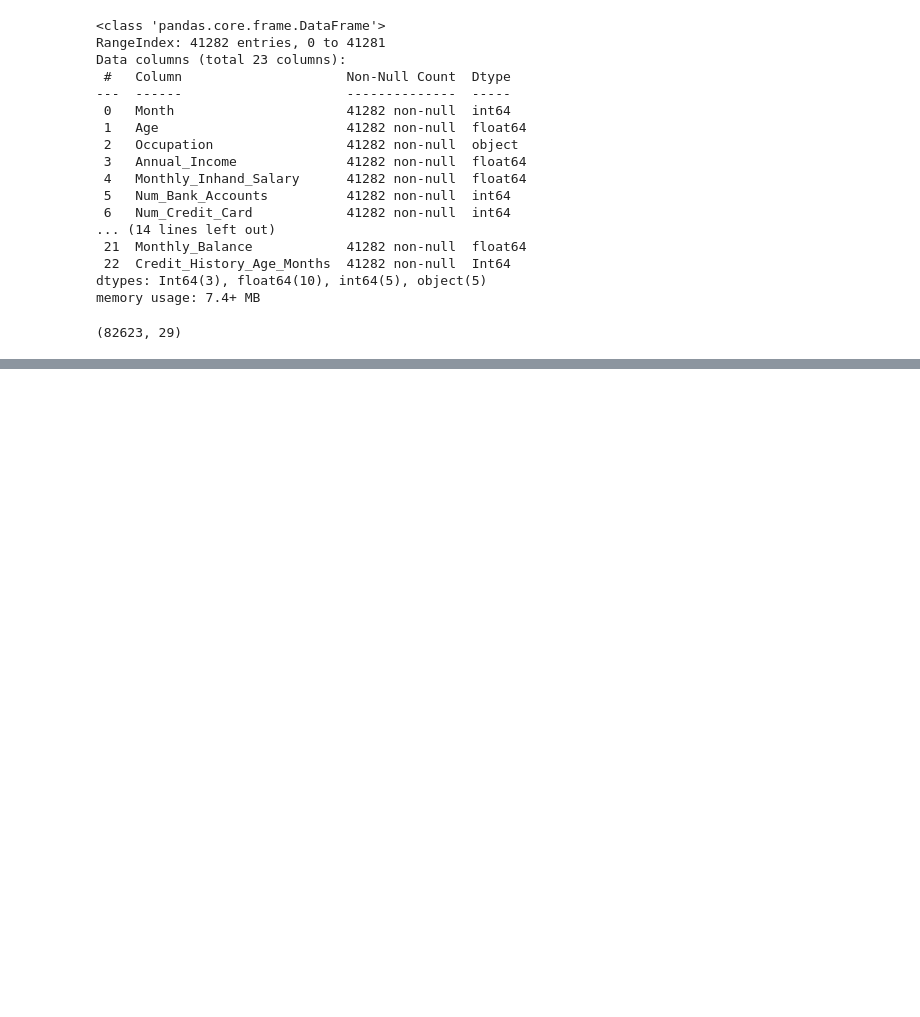
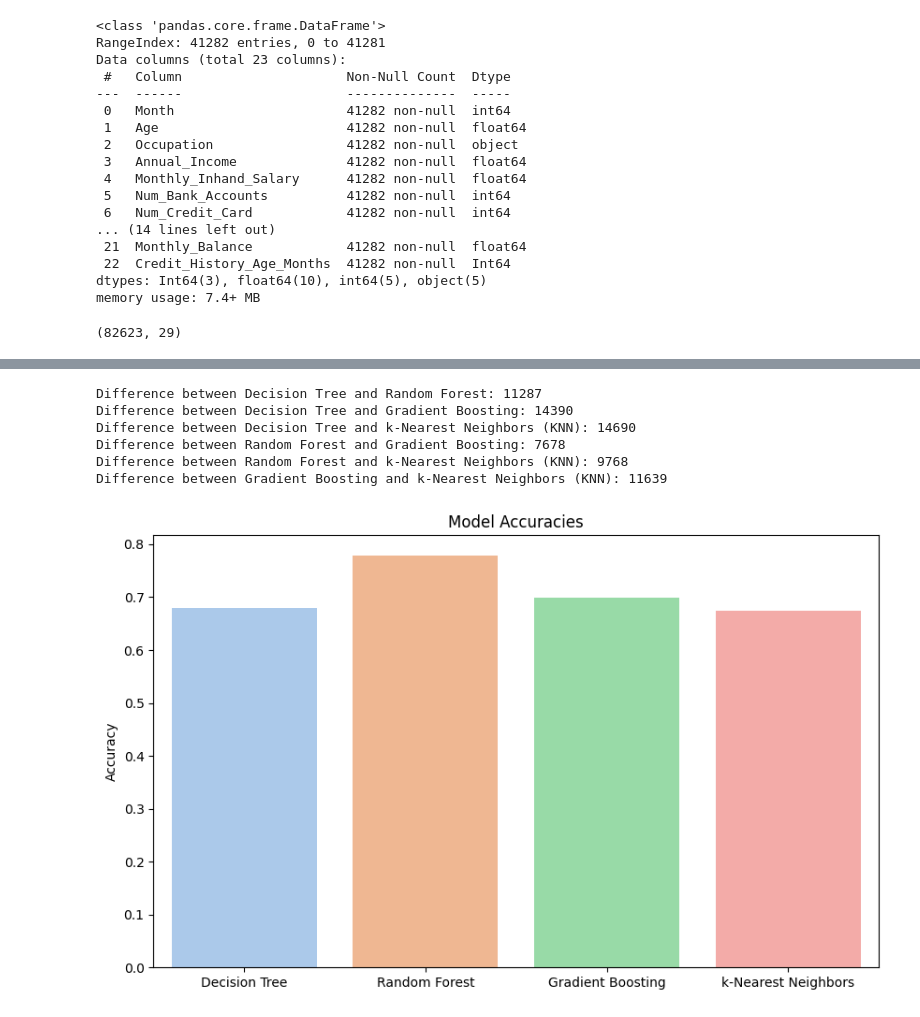
Before and after one commit to zizo155/Credit-Score-Classification, a Jupyter notebook: Credit Score Classification.ipynb, the cells around one changed output, grey strips where cells are left out. Cells and saved outputs as stored; diff of their text form; code cells hidden in the pictures; blank space fills up the shorter version.

Commit message:
-Adding Machine Learning models

```diff
--- a/Credit Score Classification.ipynb
+++ b/Credit Score Classification.ipynb
@@ -921,9 +930,6 @@ df_test.drop(['Month', 'Occupation', 'Type_of_Loan', 'Payment_of_Min_Amount'], a
 # One-hot encode the object columns
 df_train = pd.get_dummies(df_train, columns=['Credit_Mix', 'Payment_Behaviour'])
 df_test = pd.get_dummies(df_test, columns=['Credit_Mix', 'Payment_Behaviour'])
-# %%
-# 'Good' is encoded as 1 and 'Bad' as 0
-df_train['Credit_Score'] = df_train['Credit_Score'].map({'Good': 1, 'Bad': 0})
 # %%
 df_train.shape
 # %% [output]
@@ -950,0 +991,6 @@ memory usage: 5.9 MB
+# %%
+# Create a LabelEncoder object
+label_encoder = LabelEncoder()
+
+# Apply label encoding to the "Credit_Score" column
+df_train['Credit_Score'] = label_encoder.fit_transform(df_train['Credit_Score'])
@@ -950,0 +1142,26 @@ memory usage: 5.9 MB
+# %%
+# Build and Train the KNN Model
+knn_model = KNeighborsClassifier()
+knn_model.fit(X_train, y_train)
+
+# Predictions on Validation Set
+y_pred_val_knn = knn_model.predict(X_val)
+
+# Evaluation
+val_accuracy_knn = accuracy_score(y_val, y_pred_val_knn)
+print(f'Validation Accuracy (KNN): {val_accuracy_knn:.4f}')
+
+# Confusion Matrix
+cm_knn = confusion_matrix(y_val, y_pred_val_knn)
+print("Confusion Matrix (KNN):")
+print(cm_knn)
+
+# Classification Report
+report_knn = classification_report(y_val, y_pred_val_knn)
+print("Classification Report (KNN):")
+print(report_knn)
+
+# Predict for Unseen Data (df_test) using KNN
+predictions_test_knn = knn_model.predict(X_test)
+print("Predictions for Unseen Data (df_test) using KNN:")
+print(predictions_test_knn)
@@ -950,0 +1213,35 @@ memory usage: 5.9 MB
+# %%
+# Calculate differences between model predictions
+dt_rf_difference = (predictions_test_dt != predictions_test_rf).sum()
+dt_gb_difference = (predictions_test_dt != predictions_test_gb).sum()
+dt_knn_difference = (predictions_test_dt != predictions_test_knn).sum()
+rf_gb_difference = (predictions_test_rf != predictions_test_gb).sum()
+rf_knn_difference = (predictions_test_rf != predictions_test_knn).sum()
+gb_knn_difference = (predictions_test_gb != predictions_test_knn).sum()
+
+# Display the differences
+print("Difference between Decision Tree and Random Forest:", dt_rf_difference)
+print("Difference between Decision Tree and Gradient Boosting:", dt_gb_difference)
+print("Difference between Decision Tree and k-Nearest Neighbors (KNN):", dt_knn_difference)
+print("Difference between Random Forest and Gradient Boosting:", rf_gb_difference)
+print("Difference between Random Forest and k-Nearest Neighbors (KNN):", rf_knn_difference)
+print("Difference between Gradient Boosting and k-Nearest Neighbors (KNN):", gb_knn_difference)
+# %% [output]
+Difference between Decision Tree and Random Forest: 11287
+Difference between Decision Tree and Gradient Boosting: 14390
+Difference between Decision Tree and k-Nearest Neighbors (KNN): 14690
+Difference between Random Forest and Gradient Boosting: 7678
+Difference between Random Forest and k-Nearest Neighbors (KNN): 9768
+Difference between Gradient Boosting and k-Nearest Neighbors (KNN): 11639
+# %%
+model_names = ['Decision Tree', 'Random Forest', 'Gradient Boosting', 'k-Nearest Neighbors']
+accuracies = [val_accuracy_dt, val_accuracy_rf, val_accuracy_gb, val_accuracy_knn]
+
+# Create a bar plot
+plt.figure(figsize=(10, 6))
+sns.barplot(x=model_names, y=accuracies, hue=model_names , palette = 'pastel')
+plt.title('Model Accuracies')
+plt.ylabel('Accuracy')
+plt.show()
+# %% [output]
+[figure, added]
```
Also changed, not shown: parts of 12 cells of this notebook.
